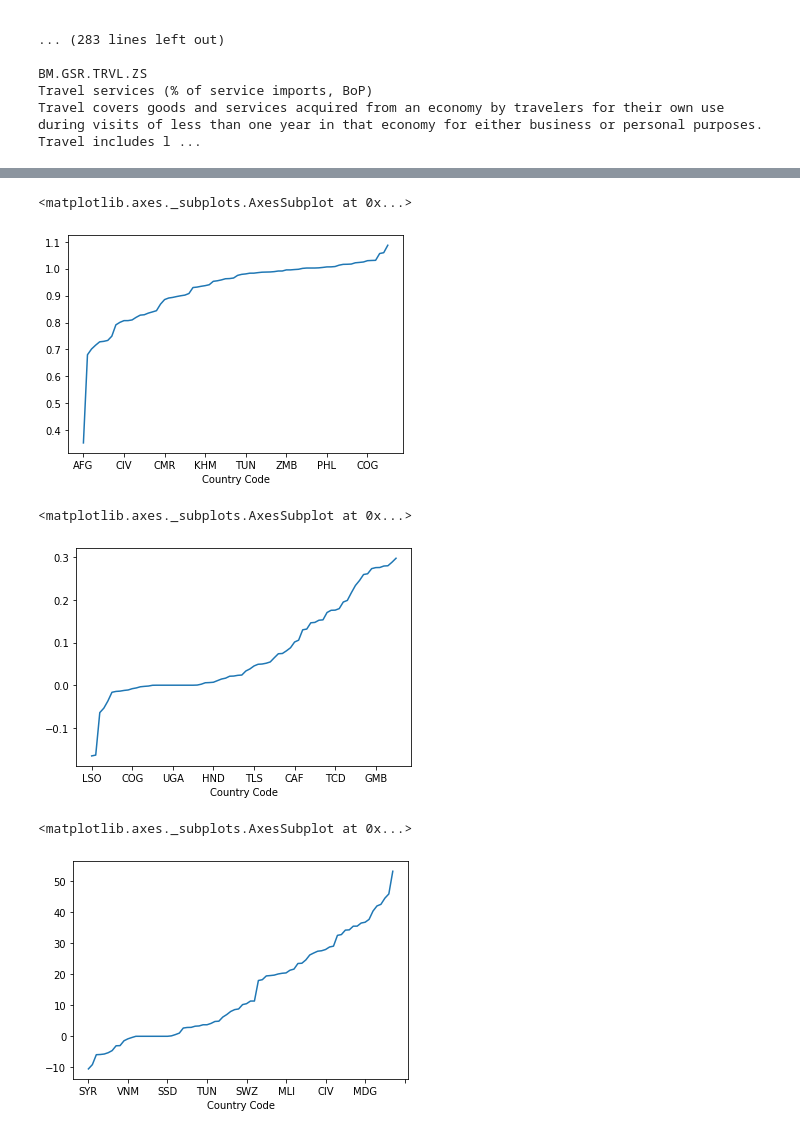
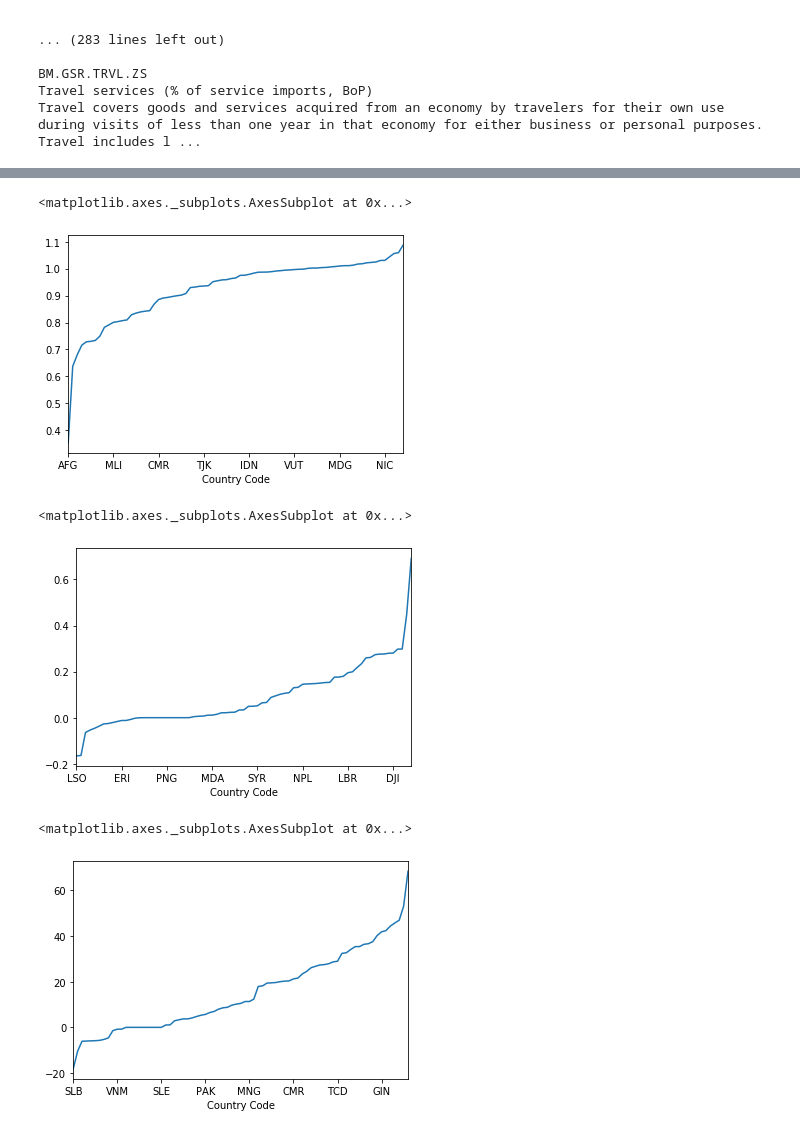
Before and after one commit to mgbvox/tristan_w, a Jupyter notebook: FINAL/exploration_1.ipynb, the cells around one changed output, grey strips where cells are left out. Drawn from its saved outputs; the diff is of its cells as text; code cells hidden in the pictures.

Commit message:
fixed data loading

```diff
--- a/FINAL/exploration_1.ipynb
+++ b/FINAL/exploration_1.ipynb
@@ -17,3 +20,27 @@ def explain(c):
+# %%
+fill_nans = True
+
+df = pd.read_csv('cleaned.csv', parse_dates=['Custom_Time_Code']).iloc[:, 1:]
+df = df[df['Country Code'] != 'USA']
+
+df_z = pd.concat([z_score(df[col]) for col in tqdm(df.columns) if col not in ['Country Code', 'Custom_Time_Code']], axis=1)
+df_z.columns = df.columns[2:]
+
+df_no_outliers = df.where(df_z.abs() < 2).iloc[:,2:]
+df_no_outliers = pd.concat([df['Country Code'], df['Custom_Time_Code'], df_no_outliers], axis=1)
+if fill_nans:
+    df_no_outliers = df_no_outliers.fillna(df_no_outliers.mean())
+
+df_2010 = df[df['Custom_Time_Code'] > parse('Jan 1st 2009')]
+data = df_2010.iloc[:, 2:]
+
+data_z = pd.concat([z_score(data[col]) for col in tqdm(data.columns) if col not in ['Country Code', 'Custom_Time_Code']], axis=1)
+data_z.columns = data.columns
+
+data_no_outliers = data.where(data_z.abs() < 2)
+data_no_outliers = data_no_outliers.set_index(df_2010['Country Code'])
+if fill_nans:
+    data_no_outliers = data_no_outliers.fillna(data_no_outliers.mean())
 # %%
 def find_codes(input_string):
     terms = input_string.split()
@@ -76,5 +95,5 @@ Name: VC.IHR.PSRC.P5, Length: 237, dtype: object
 # %%
-data['f_to_m_enrollment'] = (data['SE.PRM.TENR.FE']/data['SE.PRM.TENR.MA'])
+df['f_to_m_enrollment'] = (df['SE.PRM.TENR.FE']/df['SE.PRM.TENR.MA'])
 # %%
 def agg_w_nan(s, func):
     s = s.dropna()
@@ -83,22 +102,22 @@ def agg_w_nan(s, func):
     else:
         return np.nan
 
-data.groupby('Country Code').f_to_m_enrollment.apply(lambda x: agg_w_nan(x, 'mean')).dropna().sort_values().plot()
+df.groupby('Country Code').f_to_m_enrollment.apply(lambda x: agg_w_nan(x, 'mean')).dropna().sort_values().plot()
 # %% [output]
 <matplotlib.axes._subplots.AxesSubplot at 0x...>
-[figure, old version]
+[figure, new version]
 # %%
 def s_chg(s):
     s = s.values
     return s[-1]-s[0]
 
-data.groupby('Country Code').f_to_m_enrollment.apply(lambda x: agg_w_nan(x, s_chg)).dropna().sort_values().plot()
+df.groupby('Country Code').f_to_m_enrollment.apply(lambda x: agg_w_nan(x, s_chg)).dropna().sort_values().plot()
 # %% [output]
 <matplotlib.axes._subplots.AxesSubplot at 0x...>
-[figure, old version]
+[figure, new version]
 # %%
-data.groupby('Country Code')['SE.PRM.TENR'].apply(lambda x: agg_w_nan(x, s_chg)).dropna().sort_values().plot()
+df.groupby('Country Code')['SE.PRM.TENR'].apply(lambda x: agg_w_nan(x, s_chg)).dropna().sort_values().plot()
 # %% [output]
 <matplotlib.axes._subplots.AxesSubplot at 0x...>
-[figure, old version]
+[figure, new version]
 # %%
```
Also changed, not shown: parts of 5 cells of this notebook, 3 other files.
